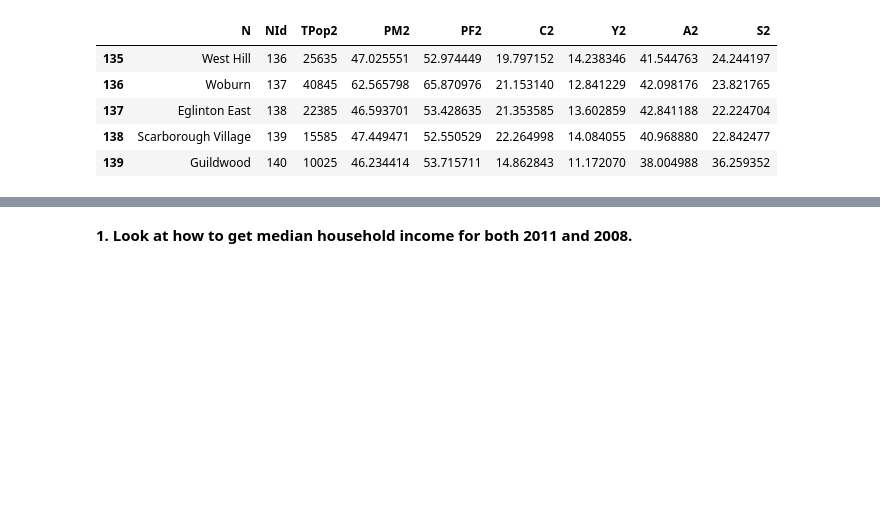
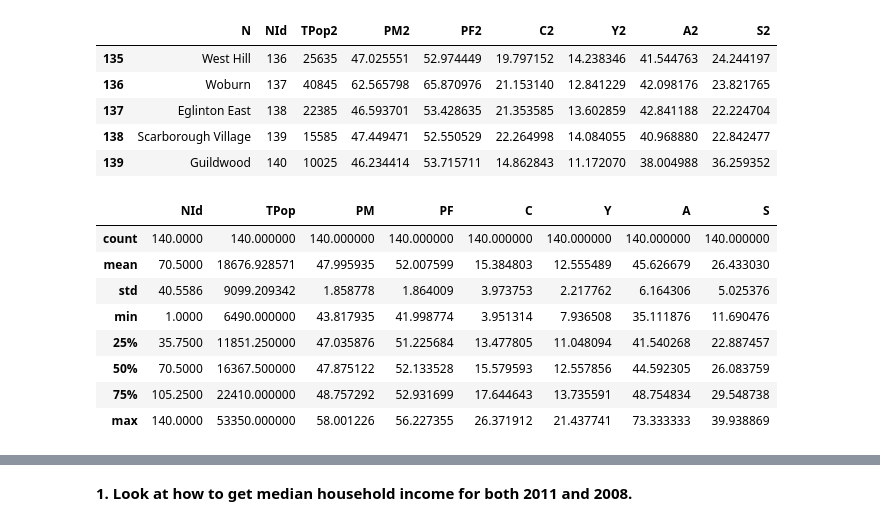
Before and after one commit to nvempala/Toronto-Crime, a Jupyter notebook: Neighbourhood_Crime.ipynb, the cells around one changed output, grey strips where cells are left out. Saved outputs shown, nothing was run; the diff lists cells and outputs as text; code cells hidden in the pictures; blank space fills up the shorter version.

```diff
--- a/Neighbourhood_Crime.ipynb
+++ b/Neighbourhood_Crime.ipynb
@@ -623,3 +623,15 @@ d2_pop.tail()
 | 137 | Eglinton East | 138 | 22385 | 46.593701 | 53.428635 | 21.353585 | 13.602859 | 42.841188 | 22.224704 |
 | 138 | Scarborough Village | 139 | 15585 | 47.449471 | 52.550529 | 22.264998 | 14.084055 | 40.968880 | 22.842477 |
 | 139 | Guildwood | 140 | 10025 | 46.234414 | 53.715711 | 14.862843 | 11.172070 | 38.004988 | 36.259352 |
+# %%
+d_pop.describe()
+# %% [output]
+|  | NId | TPop | PM | PF | C | Y | A | S |
+| count | 140.0000 | 140.000000 | 140.000000 | 140.000000 | 140.000000 | 140.000000 | 140.000000 | 140.000000 |
+| mean | 70.5000 | 18676.928571 | 47.995935 | 52.007599 | 15.384803 | 12.555489 | 45.626679 | 26.433030 |
+| std | 40.5586 | 9099.209342 | 1.858778 | 1.864009 | 3.973753 | 2.217762 | 6.164306 | 5.025376 |
+| min | 1.0000 | 6490.000000 | 43.817935 | 41.998774 | 3.951314 | 7.936508 | 35.111876 | 11.690476 |
+| 25% | 35.7500 | 11851.250000 | 47.035876 | 51.225684 | 13.477805 | 11.048094 | 41.540268 | 22.887457 |
+| 50% | 70.5000 | 16367.500000 | 47.875122 | 52.133528 | 15.579593 | 12.557856 | 44.592305 | 26.083759 |
+| 75% | 105.2500 | 22410.000000 | 48.757292 | 52.931699 | 17.644643 | 13.735591 | 48.754834 | 29.548738 |
+| max | 140.0000 | 53350.000000 | 58.001226 | 56.227355 | 26.371912 | 21.437741 | 73.333333 | 39.938869 |
```
Also changed, not shown: parts of 3 cells of this notebook.
